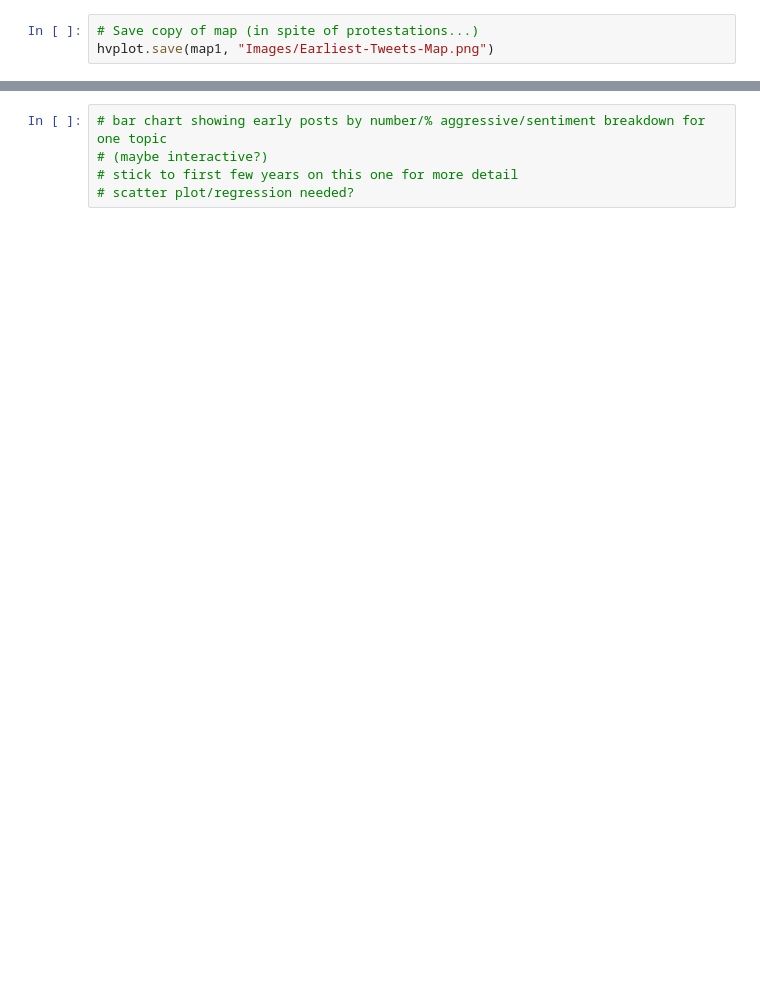
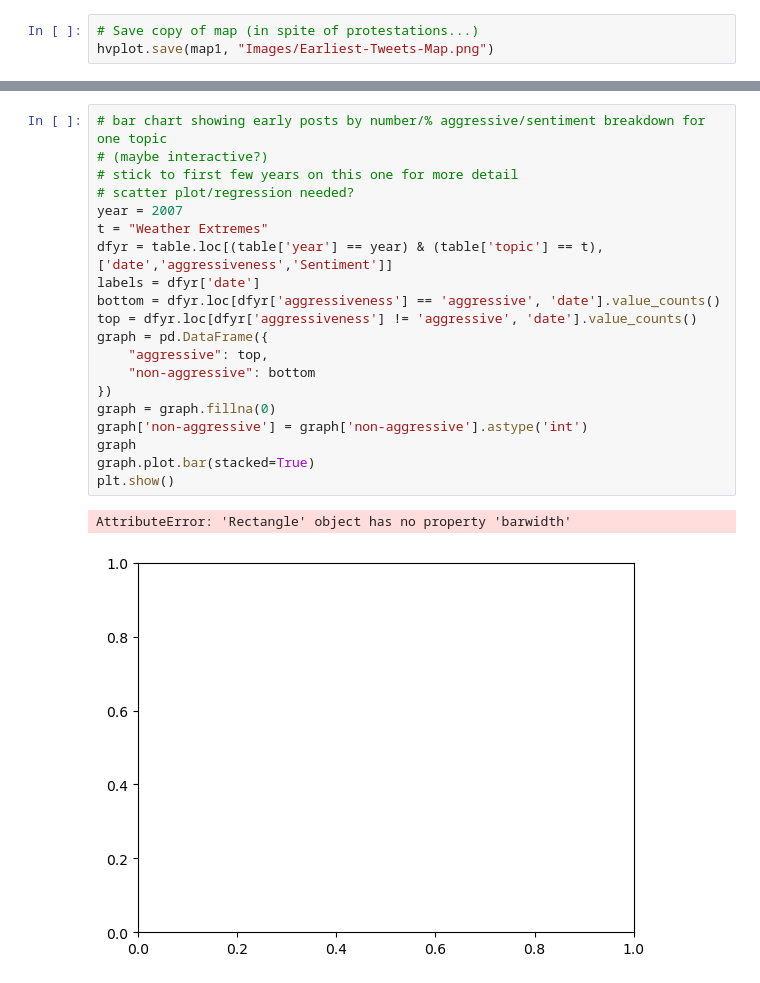
Before and after one commit to andcetera/Twitter-climate-change-sentiment, a Jupyter notebook: Tracking_Deniers_Over_Time.ipynb, the cells around one changed output, grey strips where cells are left out. Saved outputs shown, nothing was run; the diff lists cells and outputs as text; blank space fills up the shorter version.

Commit message:
base functional stacked bar

```diff
--- a/Tracking_Deniers_Over_Time.ipynb
+++ b/Tracking_Deniers_Over_Time.ipynb
@@ -174,5 +171,23 @@ plt.show()
 # %%
 # bar chart showing early posts by number/% aggressive/sentiment breakdown for one topic
 # (maybe interactive?)
 # stick to first few years on this one for more detail
 # scatter plot/regression needed?
+year = 2007
+t = "Weather Extremes"
+dfyr = table.loc[(table['year'] == year) & (table['topic'] == t), ['date','aggressiveness','Sentiment']]
+labels = dfyr['date']
+bottom = dfyr.loc[dfyr['aggressiveness'] == 'aggressive', 'date'].value_counts()
+top = dfyr.loc[dfyr['aggressiveness'] != 'aggressive', 'date'].value_counts()
+graph = pd.DataFrame({
+    "aggressive": top,
+    "non-aggressive": bottom
+})
+graph = graph.fillna(0)
+graph['non-aggressive'] = graph['non-aggressive'].astype('int')
+graph
+graph.plot.bar(stacked=True)
+plt.show()
+# %% [output]
+AttributeError: 'Rectangle' object has no property 'barwidth'
+[figure, added]
```
Also changed, not shown: parts of 4 cells of this notebook.
